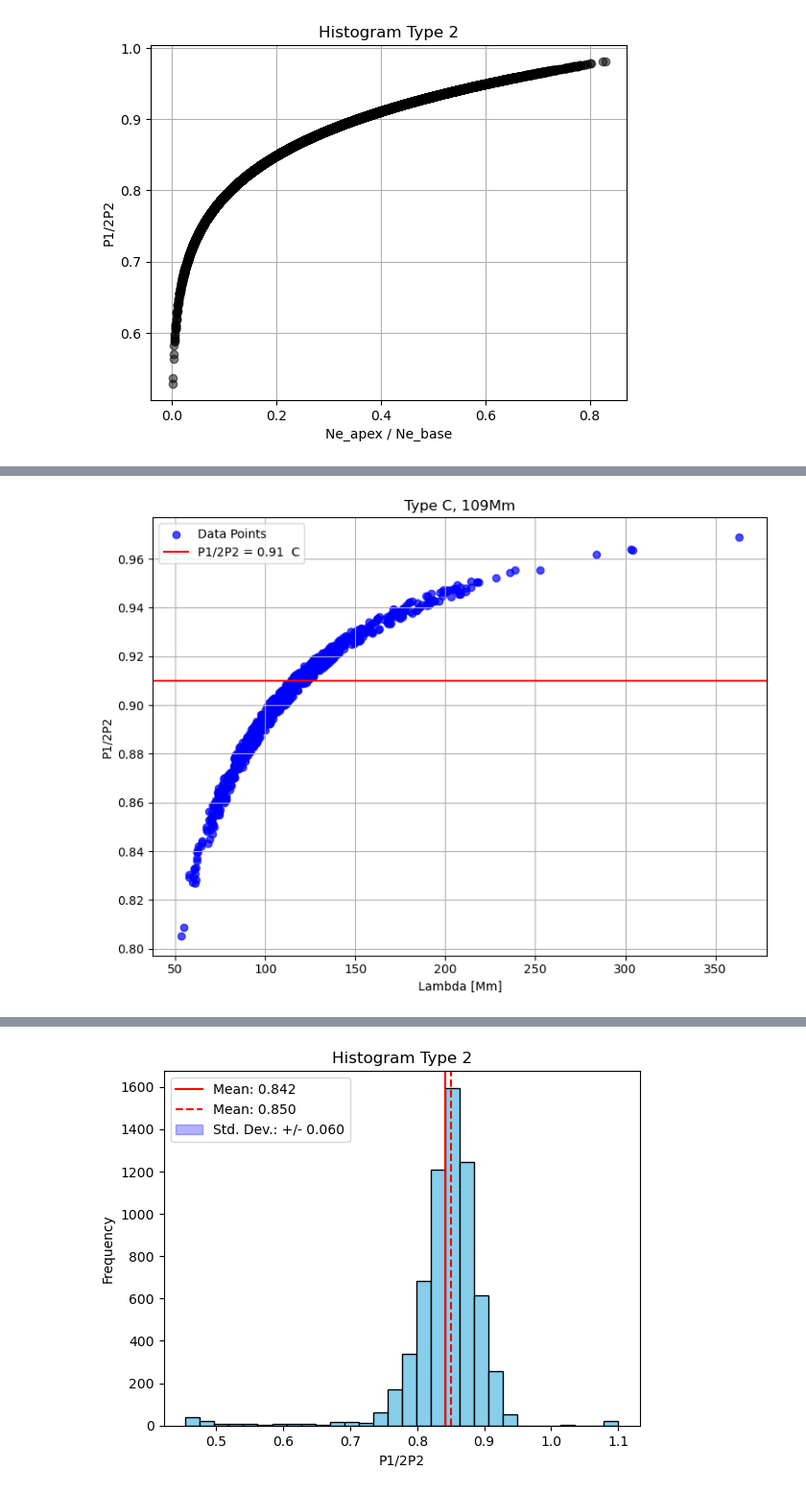
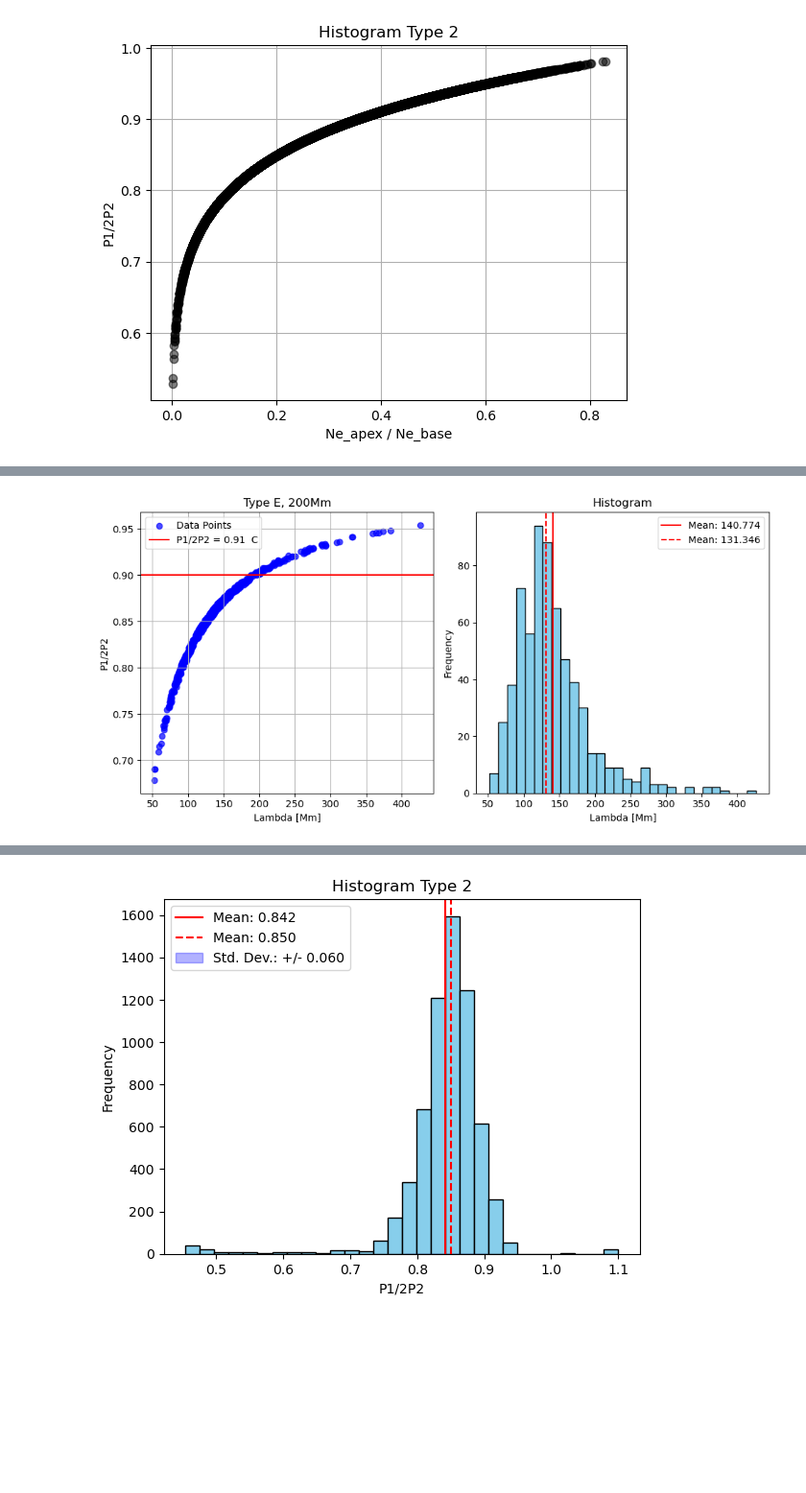
Before and after one commit to dlloveras/python_projects, a Jupyter notebook: kink_modes/test_kink_waves.ipynb, the cells around one changed output, grey strips where cells are left out. Shown at 96% size. Saved outputs shown, nothing was run; the diff lists cells and outputs as text; code cells hidden in the pictures; blank space fills up the shorter version.

```diff
--- a/kink_modes/test_kink_waves.ipynb
+++ b/kink_modes/test_kink_waves.ipynb
@@ -5,6 +5,8 @@ import numpy as np
 import matplotlib.gridspec as gridspec
 # %%
 data = scipy.io.readsav('/data1/work/leuven_2024/kink_waves/trace_struct_cr2223_demt_awsomfield_6alt_1.025-1.225rsun_FULL.sav')
+# %%
+data = scipy.io.readsav('/data1/work/leuven_2024/kink_waves/trace_struct_cr2219_demt_awsomfield_6alt_1.025-1.225rsun_FULL.sav')
 # %%
 asd=data['datos']
 # %%
@@ -355,35 +489,56 @@ plt.show()
 # %%
 rsun_to_Mm                = 695.7
 
 cond1 = np.array(opclstat_clean)==2
 cond2 = np.array(pearson_t_clean)>0.5
 cond3 = np.array(r2n_clean)>0.85
 cond4 = np.array(np.abs(footlat_clean)) < 40
-cond5 = np.array(long_s_clean) *rsun_to_Mm > 105
-cond6 = np.array(long_s_clean) *rsun_to_Mm < 115
+cond5 = np.array(long_s_clean) *rsun_to_Mm > 195
+cond6 = np.array(long_s_clean) *rsun_to_Mm < 205
 filter_multi_clean_long=list(np.where(cond1 & cond2 & cond3 & cond4 & cond5 & cond6)[0])
 #---
 long_s_clean_filtered     = [long_s_clean[qwe] for qwe in filter_multi_clean_long]
 lambda_n_s_clean_filtered = [lambda_n_s_clean[qwe] for qwe in filter_multi_clean_long]
 long_s_clean_filtered     = np.array(long_s_clean_filtered)*rsun_to_Mm
 lambda_n_s_clean_filtered = np.array(lambda_n_s_clean_filtered)*rsun_to_Mm*(-1)
 p1_over_2p2 = 1- 1/(np.pi**2) * long_s_clean_filtered/lambda_n_s_clean_filtered + (2/np.pi**4 - 5/(32*np.pi**2)) * (long_s_clean_filtered/lambda_n_s_clean_filtered)**2
 
 #---
 #second filter
-plt.figure(figsize=(8,6))
-plt.scatter(lambda_n_s_clean_filtered, p1_over_2p2, marker='o', color='b', alpha=0.7, label='Data Points')  # Customize the plot
-plt.axhline(0.91, color='r', linestyle='-', label='P1/2P2 = 0.91  C' )
+#plt.figure(figsize=(8,6))
+#plt.scatter(lambda_n_s_clean_filtered, p1_over_2p2, marker='o', color='b', alpha=0.7, label='Data Points')  # Customize the plot
+#plt.axhline(0.90, color='r', linestyle='-', label='P1/2P2 = 0.90  $' )
 #plt.ylim(-1, 1)
 # Add labels and title
-plt.xlabel('Lambda [Mm]')
-plt.ylabel('P1/2P2')
-plt.title('Type C, 109Mm')
+#plt.xlabel('Lambda [Mm]')
+#plt.ylabel('P1/2P2')
+#plt.title('Type E, 200Mm')
 # Add a legend
-plt.legend()
+#plt.legend()
 # Show the plot
-plt.grid(True)  # Add a grid for better readability
-plt.tight_layout()  # Adjust spacing for labels
+#plt.grid(True)  # Add a grid for better readability
+#plt.tight_layout()  # Adjust spacing for labels
+#plt.show()
+
+fig, (ax1, ax2) = plt.subplots(1, 2, figsize=(10, 5))
+ax1.scatter(lambda_n_s_clean_filtered, p1_over_2p2, marker='o', color='b', alpha=0.7, label='Data Points')
+ax1.axhline(0.90, color='r', linestyle='-', label='P1/2P2 = 0.91  C' )
+ax1.set_xlabel('Lambda [Mm]')
+ax1.set_ylabel('P1/2P2')
+ax1.set_title('Type E, 200Mm')
+ax1.legend()
+
+ax1.grid(True)  # Add a grid for better readability
+ax2.hist(lambda_n_s_clean_filtered, bins=30, color='skyblue', edgecolor='black')
+mean_value   = np.mean(lambda_n_s_clean_filtered)
+median_value = np.median(lambda_n_s_clean_filtered)
+plt.axvline(mean_value,   color='r', linestyle='-',  label=f'Mean: {mean_value:.3f}')
+plt.axvline(median_value, color='r', linestyle='--', label=f'Mean: {median_value:.3f}')
+ax2.set_xlabel('Lambda [Mm]')
+ax2.set_ylabel('Frequency')
+ax2.set_title('Histogram')
+ax2.legend()
+plt.tight_layout()
 plt.show()
 # %% [output]
-[figure, old version]
+[figure, new version]
```
Also changed, not shown: parts of 11 cells of this notebook.
